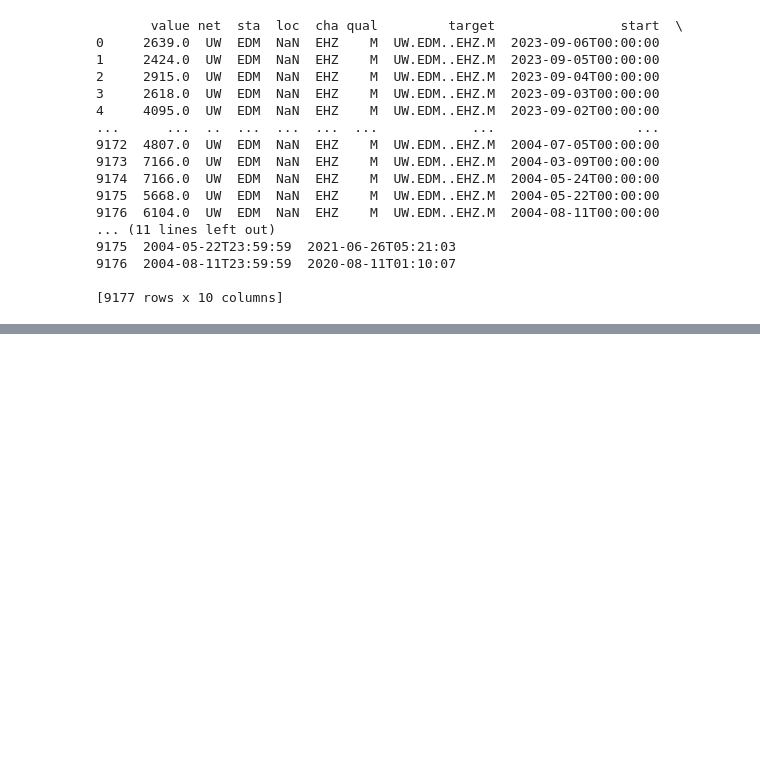
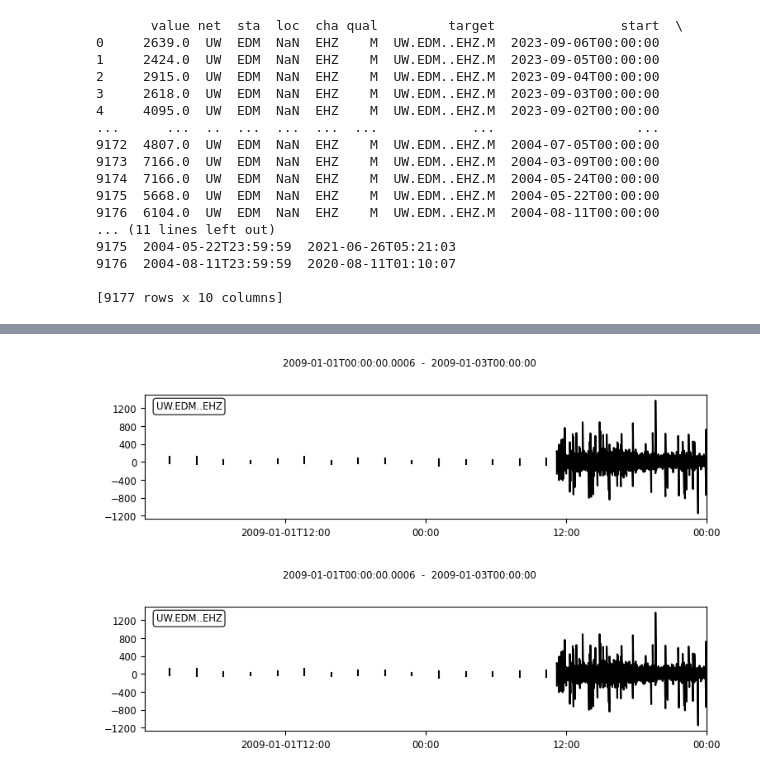
Before and after one commit to Denolle-Lab/Mt-St-Helens, a Jupyter notebook: raw_data_check.ipynb, the cells around one changed output, grey strips where cells are left out. Cells and saved outputs as stored; diff of their text form; code cells hidden in the pictures; blank space fills up the shorter version.

```diff
--- a/raw_data_check.ipynb
+++ b/raw_data_check.ipynb
@@ -535,0 +538,6 @@ print(df)
+# %%
+from obspy import read
+infolder = '/home/pm/Documents_sync/PhD/StHelens/mseed/2009/UW/EDM/EHZ.D'
+
+st = read(f'{infolder}/*')
+st.filter('highpass', freq=0.05)
@@ -535,0 +562,5 @@ print(df)
+# %%
+st.plot()
+# %% [output]
+[figure, added]
+[figure, added]
```
Also changed, not shown: parts of 13 cells of this notebook, 3 other files.
